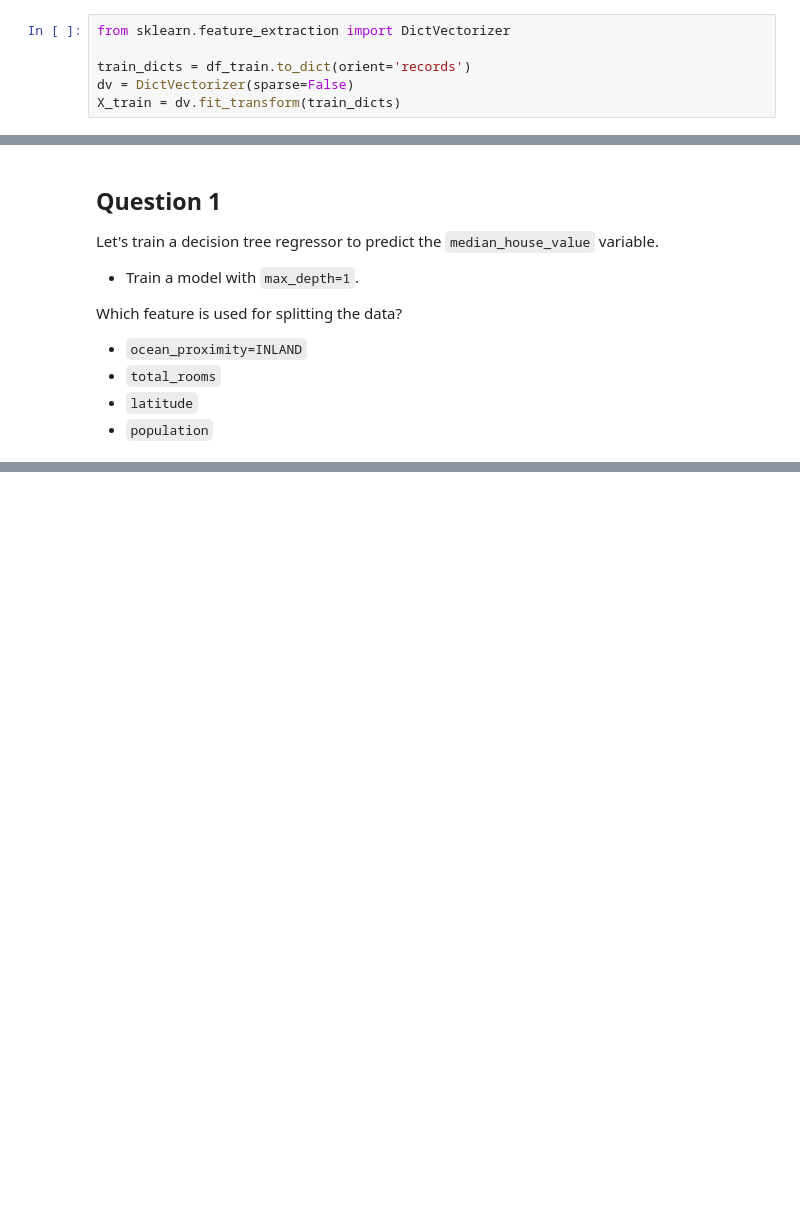
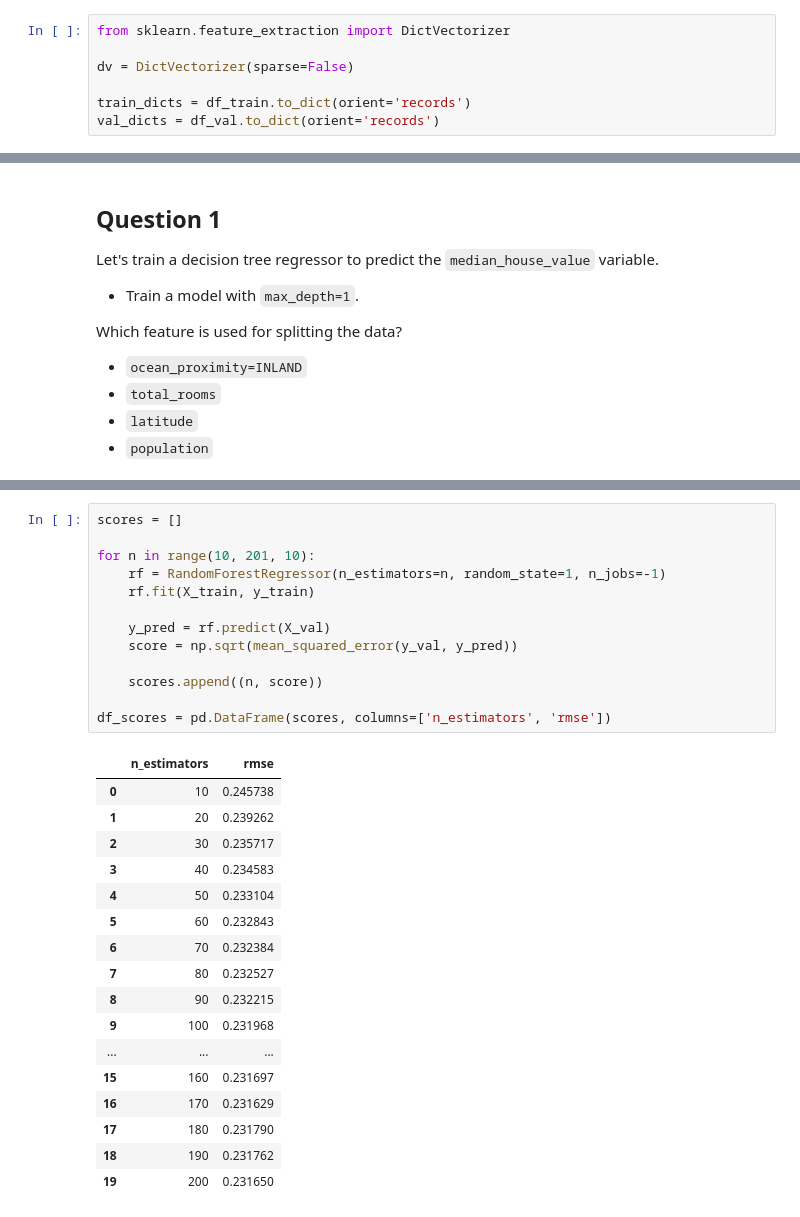
Before and after one commit to alejomaar/Machine-Learning-Zoomcamp, a Jupyter notebook: Week 6/06-trees.ipynb, the cells around one changed output, grey strips where cells are left out. Drawn from its saved outputs; the diff is of its cells as text; blank space fills up the shorter version.

```diff
--- a/Week 6/06-trees.ipynb
+++ b/Week 6/06-trees.ipynb
@@ -122,6 +123,7 @@ del df_test['median_house_value']
 # %%
 from sklearn.feature_extraction import DictVectorizer
 
+dv = DictVectorizer(sparse=False)
+
 train_dicts = df_train.to_dict(orient='records')
-dv = DictVectorizer(sparse=False)
-X_train = dv.fit_transform(train_dicts)
+val_dicts = df_val.to_dict(orient='records')
@@ -160,0 +203,31 @@ array([[ 578.  ,   19.  ,   34.63, ..., 1677.  ,  606.  , 3562.  ],
+# %%
+scores = []
+
+for n in range(10, 201, 10):
+    rf = RandomForestRegressor(n_estimators=n, random_state=1, n_jobs=-1)
+    rf.fit(X_train, y_train)
+
+    y_pred = rf.predict(X_val)
+    score = np.sqrt(mean_squared_error(y_val, y_pred))
+
+    scores.append((n, score))
+
+df_scores = pd.DataFrame(scores, columns=['n_estimators', 'rmse'])
+# %% [output]
+|  | n_estimators | rmse |
+| 0 | 10 | 0.245738 |
+| 1 | 20 | 0.239262 |
+| 2 | 30 | 0.235717 |
+| 3 | 40 | 0.234583 |
+| 4 | 50 | 0.233104 |
+| 5 | 60 | 0.232843 |
+| 6 | 70 | 0.232384 |
+| 7 | 80 | 0.232527 |
+| 8 | 90 | 0.232215 |
+| 9 | 100 | 0.231968 |
+| ... | ... | ... |
+| 15 | 160 | 0.231697 |
+| 16 | 170 | 0.231629 |
+| 17 | 180 | 0.231790 |
+| 18 | 190 | 0.231762 |
+| 19 | 200 | 0.231650 |
```
Also changed, not shown: parts of 33 cells of this notebook.
